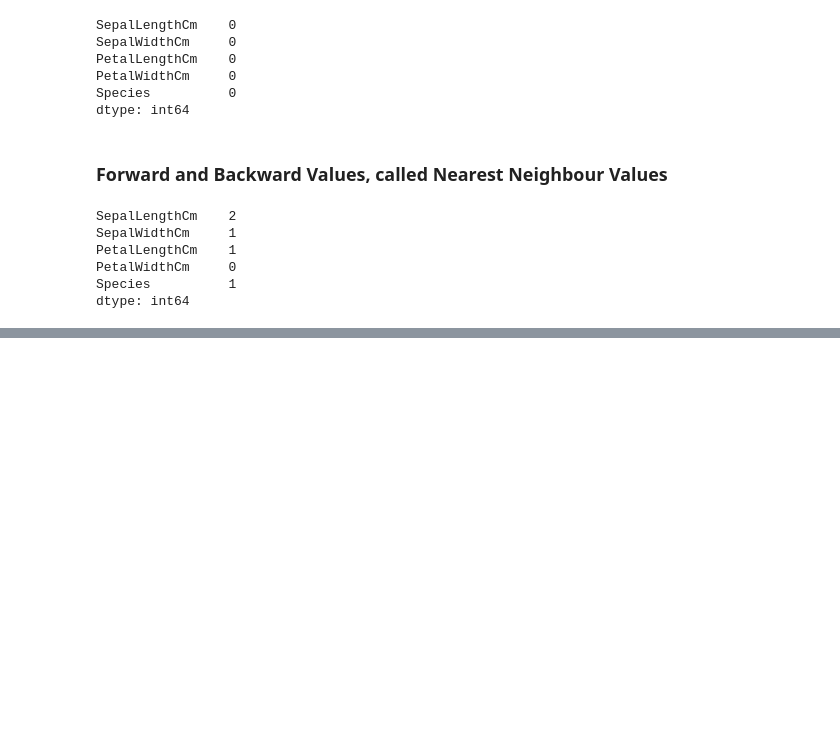
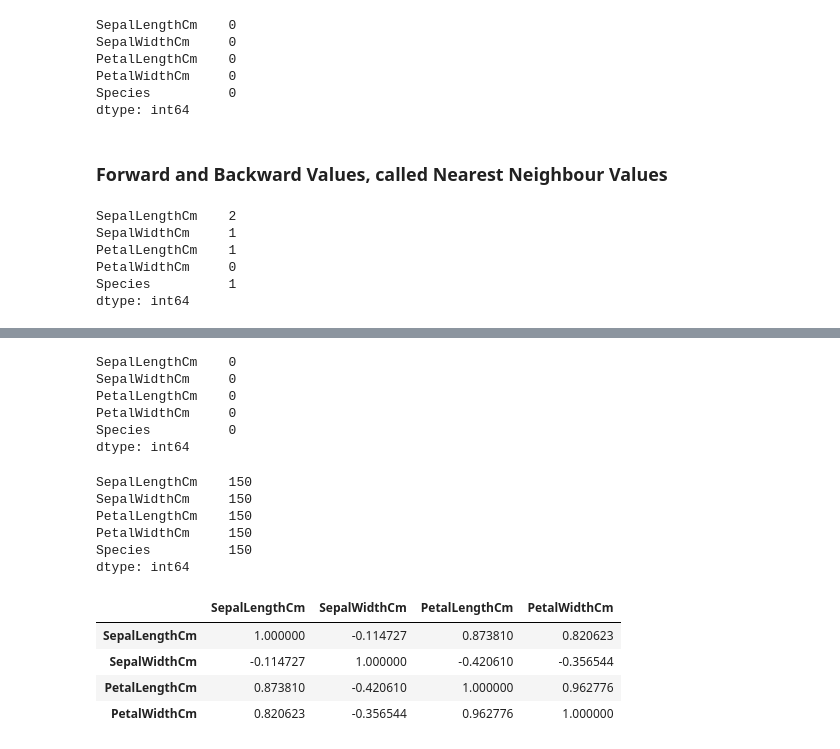
Before and after one commit to prasantmahato/machine_learning, a Jupyter notebook: UNIT-1/iris-f.ipynb, the cells around one changed output, grey strips where cells are left out. Saved outputs shown, nothing was run; the diff lists cells and outputs as text; code cells hidden in the pictures; blank space fills up the shorter version.

```diff
--- a/UNIT-1/iris-f.ipynb
+++ b/UNIT-1/iris-f.ipynb
@@ -303,0 +297,27 @@ df3.fillna(method="bfill", inplace=True)
+# %%
+df3.isna().sum()
+# %% [output]
+SepalLengthCm    0
+SepalWidthCm     0
+PetalLengthCm    0
+PetalWidthCm     0
+Species          0
+dtype: int64
+# %%
+df3.count()
+# %% [output]
+SepalLengthCm    150
+SepalWidthCm     150
+PetalLengthCm    150
+PetalWidthCm     150
+Species          150
+dtype: int64
+# %%
+corr_matrix = df3.corr(numeric_only=True)
+corr_matrix
+# %% [output]
+|  | SepalLengthCm | SepalWidthCm | PetalLengthCm | PetalWidthCm |
+| SepalLengthCm | 1.000000 | -0.114727 | 0.873810 | 0.820623 |
+| SepalWidthCm | -0.114727 | 1.000000 | -0.420610 | -0.356544 |
+| PetalLengthCm | 0.873810 | -0.420610 | 1.000000 | 0.962776 |
+| PetalWidthCm | 0.820623 | -0.356544 | 0.962776 | 1.000000 |
```
Also changed, not shown: parts of 4 cells of this notebook, 3 other files.
